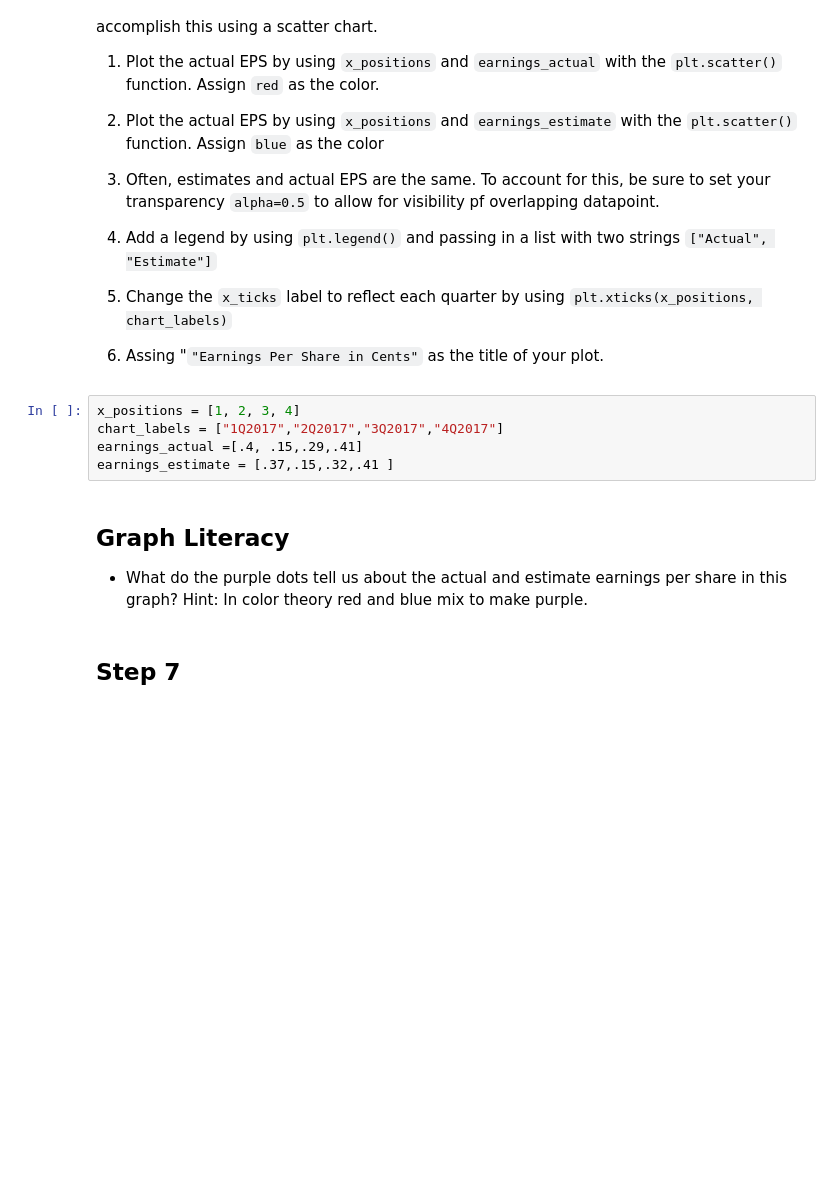
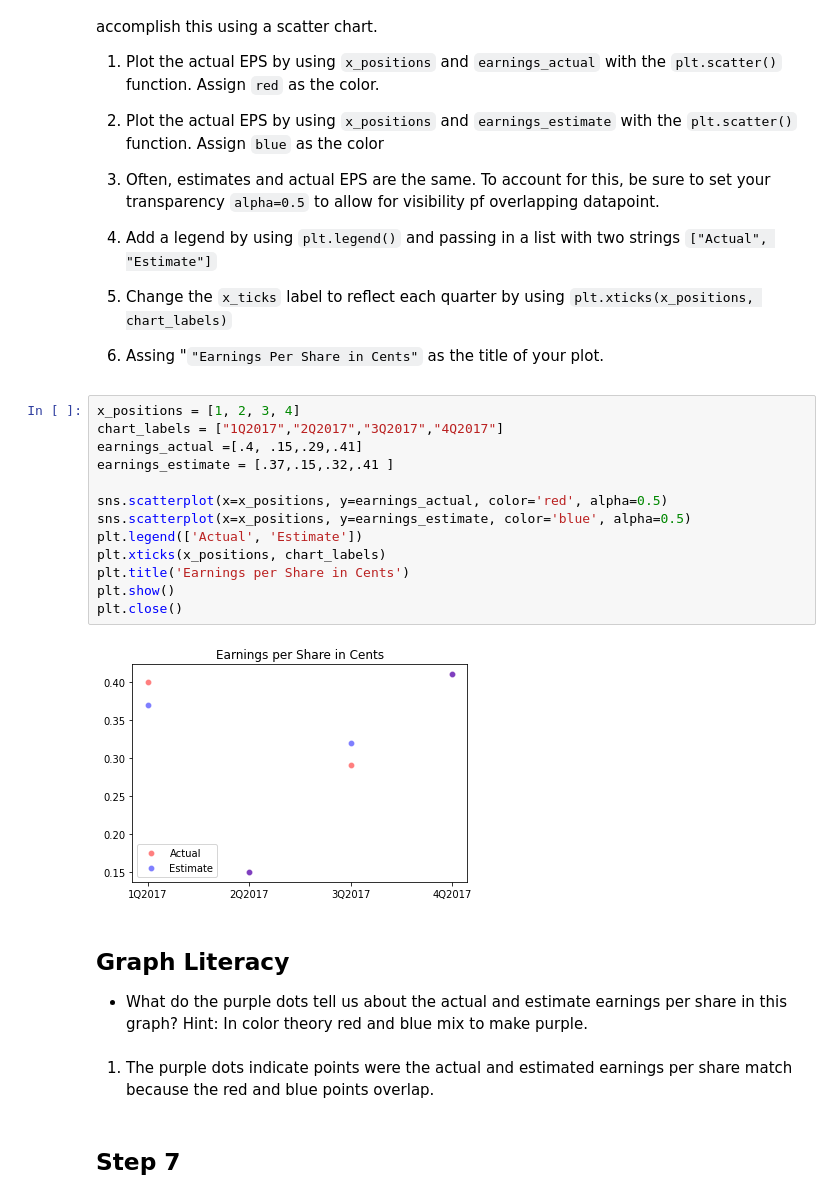
Before and after one commit to PNJaenichen/PNJaenichen.github.io, a Jupyter notebook: projects/OpenSourceCS/Codecademy/netflix-seaborn/netflix_visualizations.ipynb, the cells around one changed output. Cells and saved outputs as stored; diff of their text form; blank space fills up the shorter version.

```diff
--- a/projects/OpenSourceCS/Codecademy/netflix-seaborn/netflix_visualizations.ipynb
+++ b/projects/OpenSourceCS/Codecademy/netflix-seaborn/netflix_visualizations.ipynb
@@ -253,12 +257,24 @@ Next, we will chart the performance of the earnings per share (EPS) by graphing
 # %%
 x_positions = [1, 2, 3, 4]
 chart_labels = ["1Q2017","2Q2017","3Q2017","4Q2017"]
 earnings_actual =[.4, .15,.29,.41]
 earnings_estimate = [.37,.15,.32,.41 ]
+
+sns.scatterplot(x=x_positions, y=earnings_actual, color='red', alpha=0.5)
+sns.scatterplot(x=x_positions, y=earnings_estimate, color='blue', alpha=0.5)
+plt.legend(['Actual', 'Estimate'])
+plt.xticks(x_positions, chart_labels)
+plt.title('Earnings per Share in Cents')
+plt.show()
+plt.close()
+# %% [output]
+[figure, added]
 # %% [markdown]
 ## Graph Literacy
 
 + What do the purple dots tell us about the actual and estimate earnings per share in this graph? Hint: In color theory red and blue mix to make purple.
+# %% [markdown]
+1. The purple dots indicate points were the actual and estimated earnings per share match because the red and blue points overlap.
 # %% [markdown]
 ## Step 7
 # %% [markdown]
```
Also changed, not shown: parts of 3 cells of this notebook.
